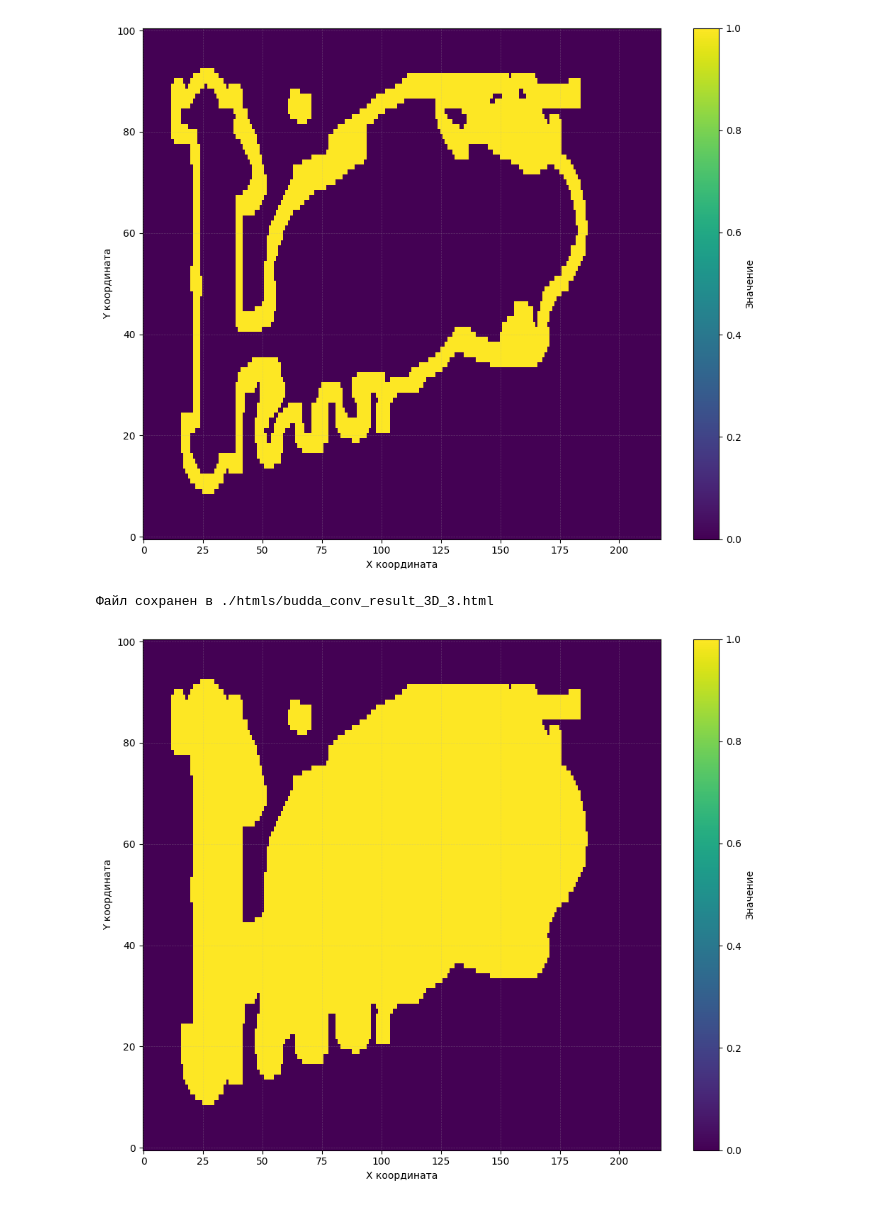
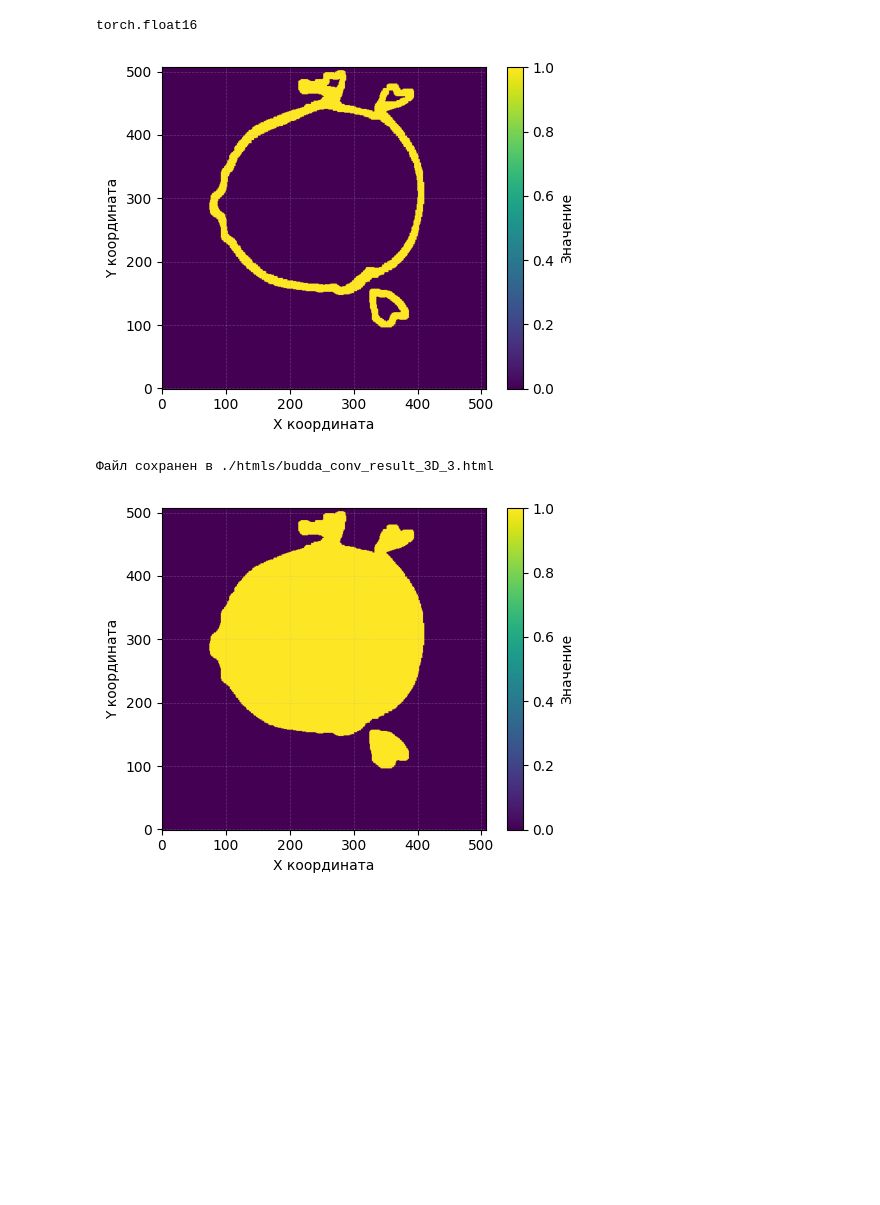
Before and after one commit to AlexanderShliakhturov/Application-of-subdivision-schemes-in-surface-approximation-problems, a Jupyter notebook: surface-reconstruction-budda.ipynb, the cells around one changed output. Cells and saved outputs as stored; diff of their text form; code cells hidden in the pictures; blank space fills up the shorter version.

```diff
--- a/surface-reconstruction-budda.ipynb
+++ b/surface-reconstruction-budda.ipynb
@@ -42,19 +45,21 @@ The autoreload extension is already loaded. To reload it, use:
 '''
 
 raw_data = np.loadtxt('./models/BuddaAll.txt').reshape(-1)
-int_cast_data = np.trunc(raw_data*2000).astype(int).reshape(-1, 3)
+int_cast_data = np.trunc(raw_data*6000).astype(int).reshape(-1, 3)
 
 
 shifted = (int_cast_data - int_cast_data.min(axis=0) + np.array([10,10,10]))
 sizes = (int_cast_data.max(axis=0) - int_cast_data.min(axis=0) + np.array([20,20, 20])).astype(int)
-budda_tensor_3D = torch.zeros(tuple(sizes), dtype=int)
+budda_tensor_3D = torch.zeros(tuple(sizes), dtype=torch.float16)
 
 budda_tensor_3D[shifted[:, 0], shifted[:, 1], shifted[:, 2]] = 1
 
 budda_tensor_3D_rotated_90 = torch.rot90(input = budda_tensor_3D, k=1, dims=(1, 2))
 
-make_scatter_visual(budda_tensor_3D_rotated_90, 'budda_input_data')
-make_html_visual(tensor_3d=budda_tensor_3D, name='budda-raw', colorscale='Jet')
+print (f"Количество точек {len(torch.argwhere(budda_tensor_3D != 0))}")
 
-# budda_tensor_3D = budda_tensor_3D_rotated_90
+# make_scatter_visual(budda_tensor_3D_rotated_90, 'budda_input_data')
+# make_html_visual(tensor_3d=budda_tensor_3D, name='budda-raw', colorscale='Jet')
+
+budda_tensor_3D = budda_tensor_3D_rotated_90
 # %% [output]
@@ -65,3 +67,7 @@ make_html_visual(tensor_3d=budda_tensor_3D, name='budda-raw', colorscale='Jet')
+# %%
+budda_tensor_3D.dtype
+# %% [output]
+torch.float16
 # %%
 '''
 Здесь утолщаем границы
@@ -70,36 +76,32 @@ make_html_visual(tensor_3d=budda_tensor_3D, name='budda-raw', colorscale='Jet')
 # budda_tensor_3D_slice = budda_tensor_3D[:,:, 30]
 
 # kernel_2D = torch.ones(size=(3,3))
-kernel_shape = 3
+kernel_shape = 9
 kernel_3D = torch.ones(size=(kernel_shape,kernel_shape,kernel_shape))
 
 
 # budda_conv_result_2D = make_conv_2d_torch(source=budda_tensor_3D_slice, kernel=kernel_2D)
 budda_conv_result_3D = make_conv_3d_torch(source=budda_tensor_3D, kernel=kernel_3D)
 # budda_conv_result_3D = budda_tensor_3D
-
-
-
-
-
-plt.figure(figsize=(10, 8))
-
-plt.imshow(budda_conv_result_3D[:,:, 50],
-           cmap='viridis',
-           aspect='auto',
-           origin='lower')
-
-plt.colorbar(label='Значение')
-plt.xlabel('X координата')
-plt.ylabel('Y координата')
-
-plt.grid(True, alpha=0.3, linestyle='--', linewidth=0.5)
-
-plt.tight_layout()
-plt.savefig('./images/budda-2d-slice-after-conv.png')
-plt.show()
-# %% [output]
-[figure, removed]
+# %%
+plt.figure(figsize=(5, 4))
+
+plt.imshow(budda_conv_result_3D[:,:, 700],
+           cmap='viridis',
+           aspect='auto',
+           origin='lower')
+
+plt.colorbar(label='Значение')
+plt.xlabel('X координата')
+plt.ylabel('Y координата')
+
+plt.grid(True, alpha=0.3, linestyle='--', linewidth=0.5)
+
+plt.tight_layout()
+plt.savefig('./images/budda-2d-slice-after-conv.png')
+plt.show()
+# %% [output]
+[figure, added]
 # %%
 make_html_visual(budda_conv_result_3D, 'budda_conv_result_3D_3')
 # HTML(filename='./htmls/voxel_model_budda_5_rare.html')
@@ -108,29 +110,29 @@ make_html_visual(budda_conv_result_3D, 'budda_conv_result_3D_3')
 # %%
 '''
 Морфологическое заполнение
 '''
 
 
 # budda_conv_result_2D_filled = morph_fill(budda_conv_result_3D[:,:, 100])
 
-budda_conv_result_2D_filled = morph_fill_fast(budda_conv_result_3D[:,:, 50])
+budda_conv_result_2D_filled = morph_fill_fast(budda_conv_result_3D[:,:, 700])
 
-plt.figure(figsize=(10, 8))
+plt.figure(figsize=(5, 4))
 
 plt.imshow(budda_conv_result_2D_filled,
            cmap='viridis',
            aspect='auto',
            origin='lower')
 
 plt.colorbar(label='Значение')
 plt.xlabel('X координата')
 plt.ylabel('Y координата')
 
 plt.grid(True, alpha=0.3, linestyle='--', linewidth=0.5)
 
 plt.tight_layout()
 plt.savefig('./images/turbine_slice_conv_filled.png')
 plt.show()
 # %% [output]
-[figure, old version]
+[figure, new version]
 # %%
```
Also changed, not shown: parts of 13 cells of this notebook, 24 other files.
